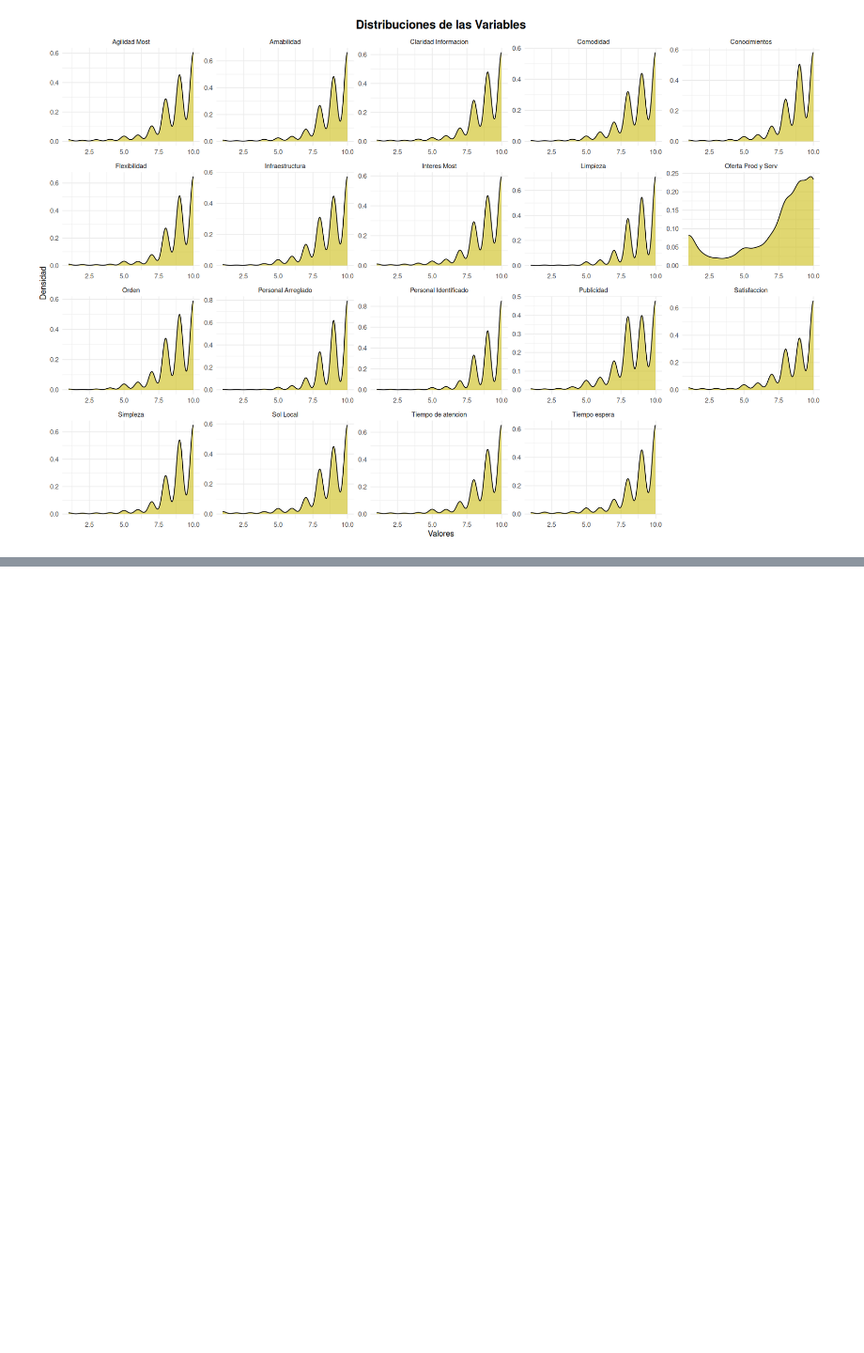
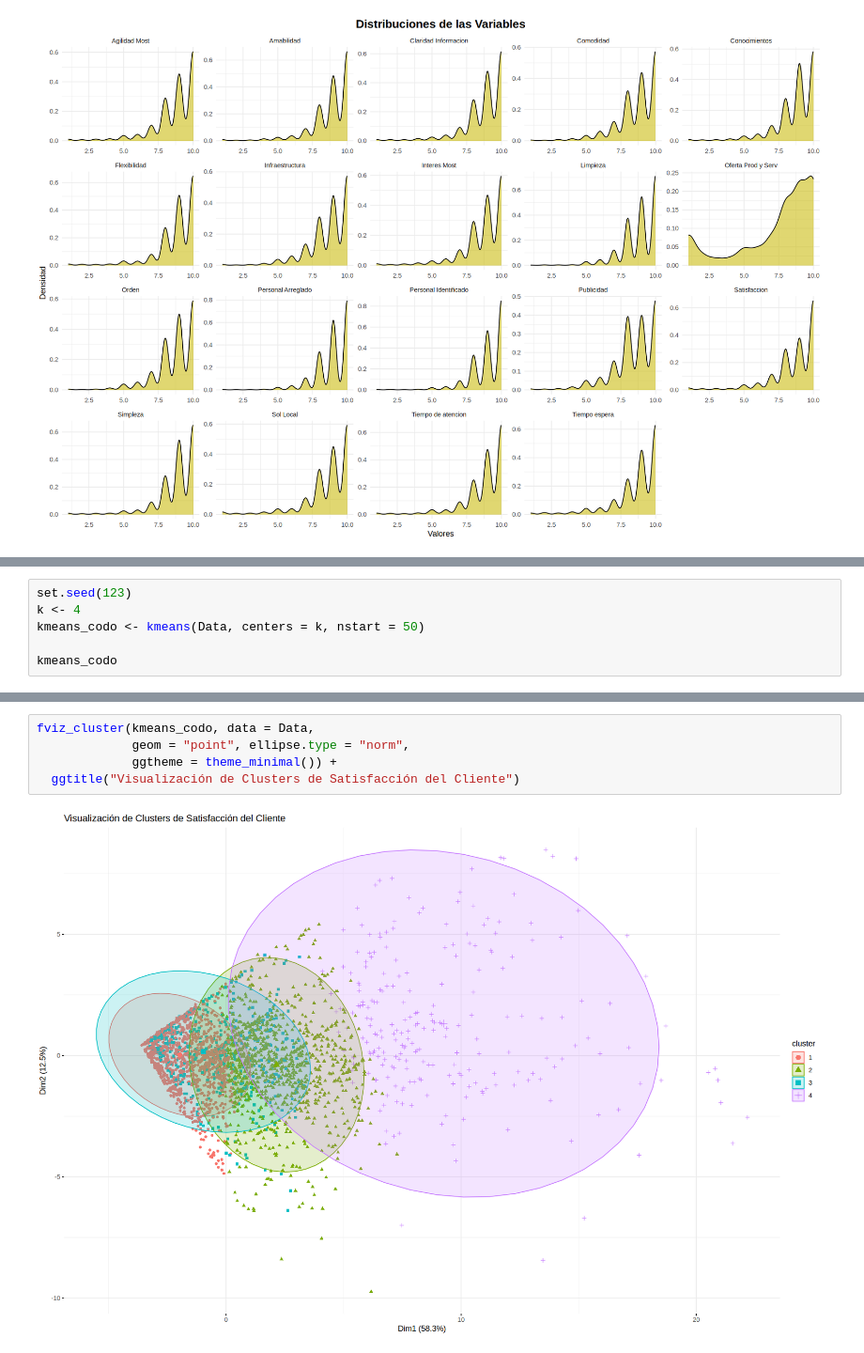
Before and after one commit to codelock54/Client_Satisfaction, a Jupyter notebook: Client_Satisfaction.ipynb, the cells around one changed output, grey strips where cells are left out. Shown at 94% size. Cells and saved outputs as stored; diff of their text form; blank space fills up the shorter version.

```diff
--- a/Client_Satisfaction.ipynb
+++ b/Client_Satisfaction.ipynb
@@ -199,0 +206,6 @@ ggplot(Data_long, aes(x = Valor)) +
+# %%
+set.seed(123)
+k <- 4
+kmeans_codo <- kmeans(Data, centers = k, nstart = 50)
+
+kmeans_codo
@@ -199,0 +230,7 @@ ggplot(Data_long, aes(x = Valor)) +
+# %%
+fviz_cluster(kmeans_codo, data = Data,
+             geom = "point", ellipse.type = "norm",
+             ggtheme = theme_minimal()) +
+  ggtitle("Visualización de Clusters de Satisfacción del Cliente")
+# %% [output]
+[figure, added]
```
Also changed, not shown: parts of 26 cells of this notebook, 1 other file.
